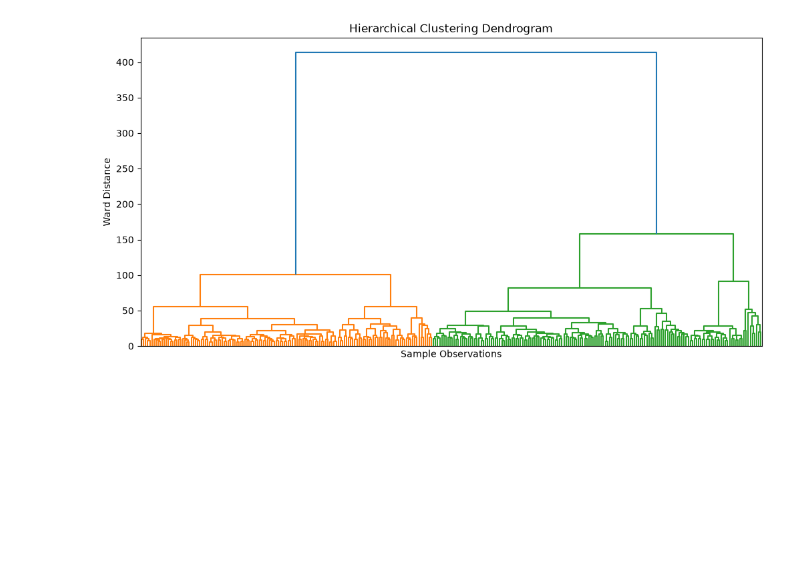
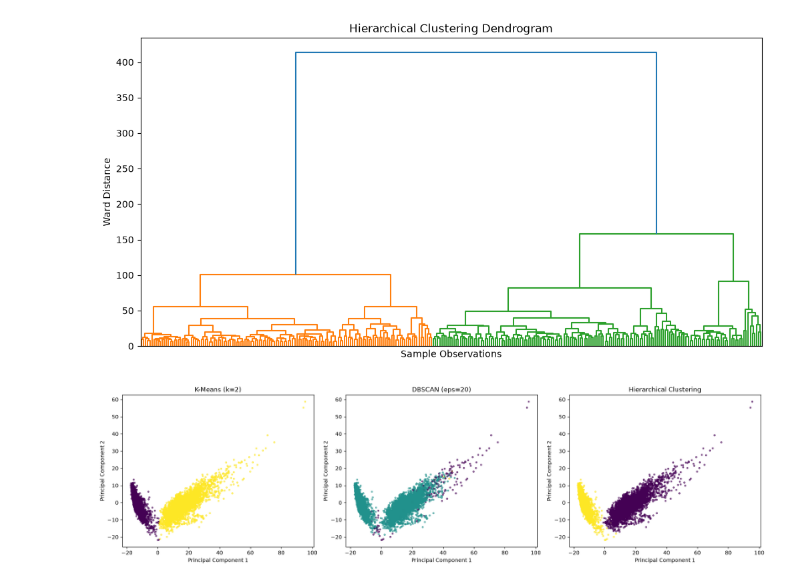
Before and after one commit to Debankumardas/Dimensionality-Reduction-Clustering, a Jupyter notebook: notebooks/dimensionality_reduction_clustering.ipynb, the cells around one changed output. Saved outputs shown, nothing was run; the diff lists cells and outputs as text; code cells hidden in the pictures; blank space fills up the shorter version.

Commit message:
Add K-Means clustering evaluation

```diff
--- a/notebooks/dimensionality_reduction_clustering.ipynb
+++ b/notebooks/dimensionality_reduction_clustering.ipynb
@@ -698,3 +698,51 @@ plt.ylabel("Ward Distance")
 plt.show()
 # %% [output]
 [figure]
+# %%
+import matplotlib.pyplot as plt
+
+# Use the first two principal components for visualization
+X_2d = X_train_pca_reduced[:, :2]
+
+fig, axes = plt.subplots(1, 3, figsize=(18, 5))
+
+# K-Means
+axes[0].scatter(
+    X_2d[:, 0],
+    X_2d[:, 1],
+    c=kmeans_models[2].labels_,
+    s=8,
+    alpha=0.6
+)
+axes[0].set_title("K-Means (k=2)")
+axes[0].set_xlabel("Principal Component 1")
+axes[0].set_ylabel("Principal Component 2")
+
+# DBSCAN
+axes[1].scatter(
+    X_2d[:, 0],
+    X_2d[:, 1],
+    c=dbscan_labels,
+    s=8,
+    alpha=0.6
+)
+axes[1].set_title("DBSCAN (eps=20)")
+axes[1].set_xlabel("Principal Component 1")
+axes[1].set_ylabel("Principal Component 2")
+
+# Hierarchical
+axes[2].scatter(
+    X_2d[:, 0],
+    X_2d[:, 1],
+    c=hierarchical_labels,
+    s=8,
+    alpha=0.6
+)
+axes[2].set_title("Hierarchical Clustering")
+axes[2].set_xlabel("Principal Component 1")
+axes[2].set_ylabel("Principal Component 2")
+
+plt.tight_layout()
+plt.show()
+# %% [output]
+[figure, added]
```
